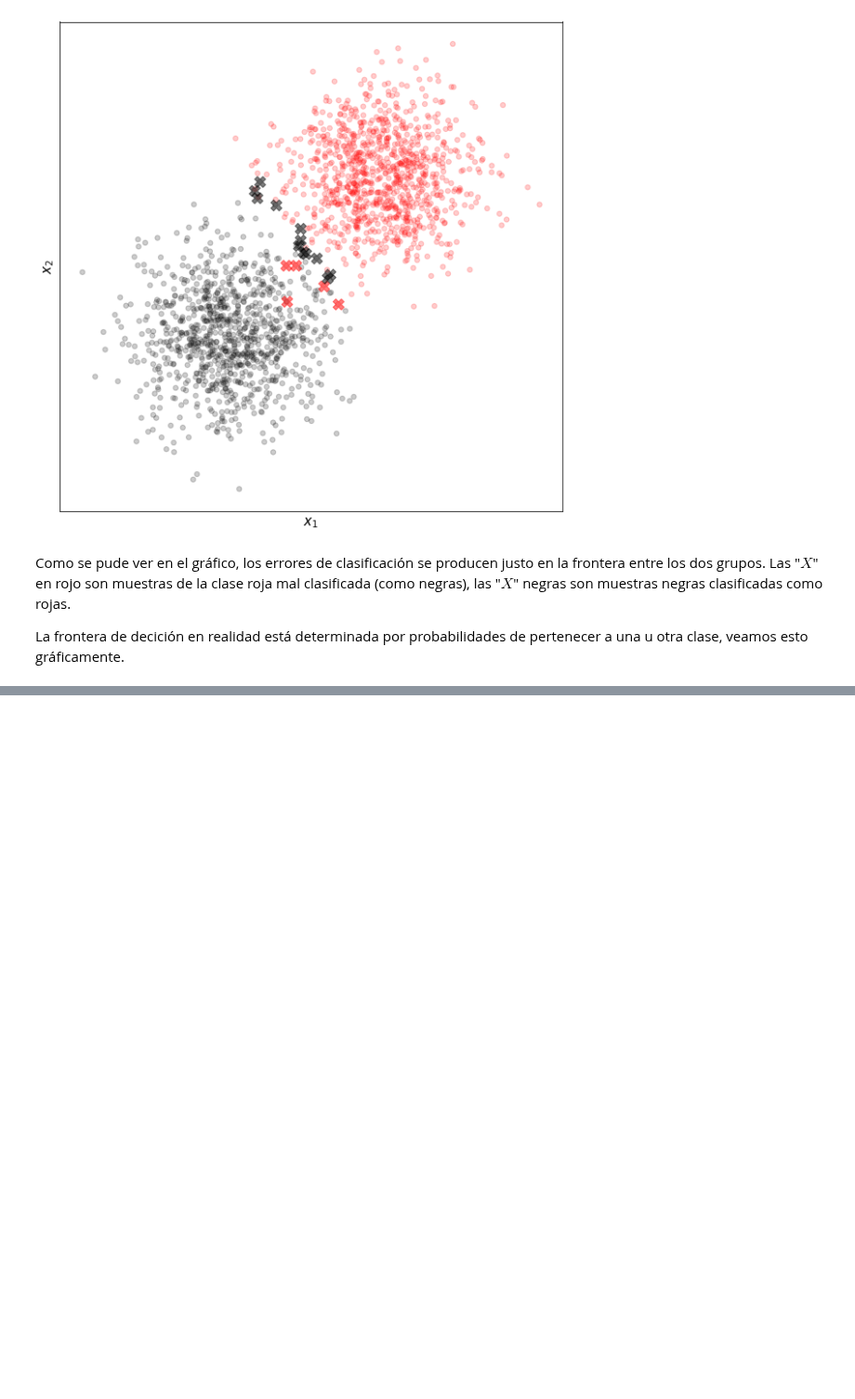
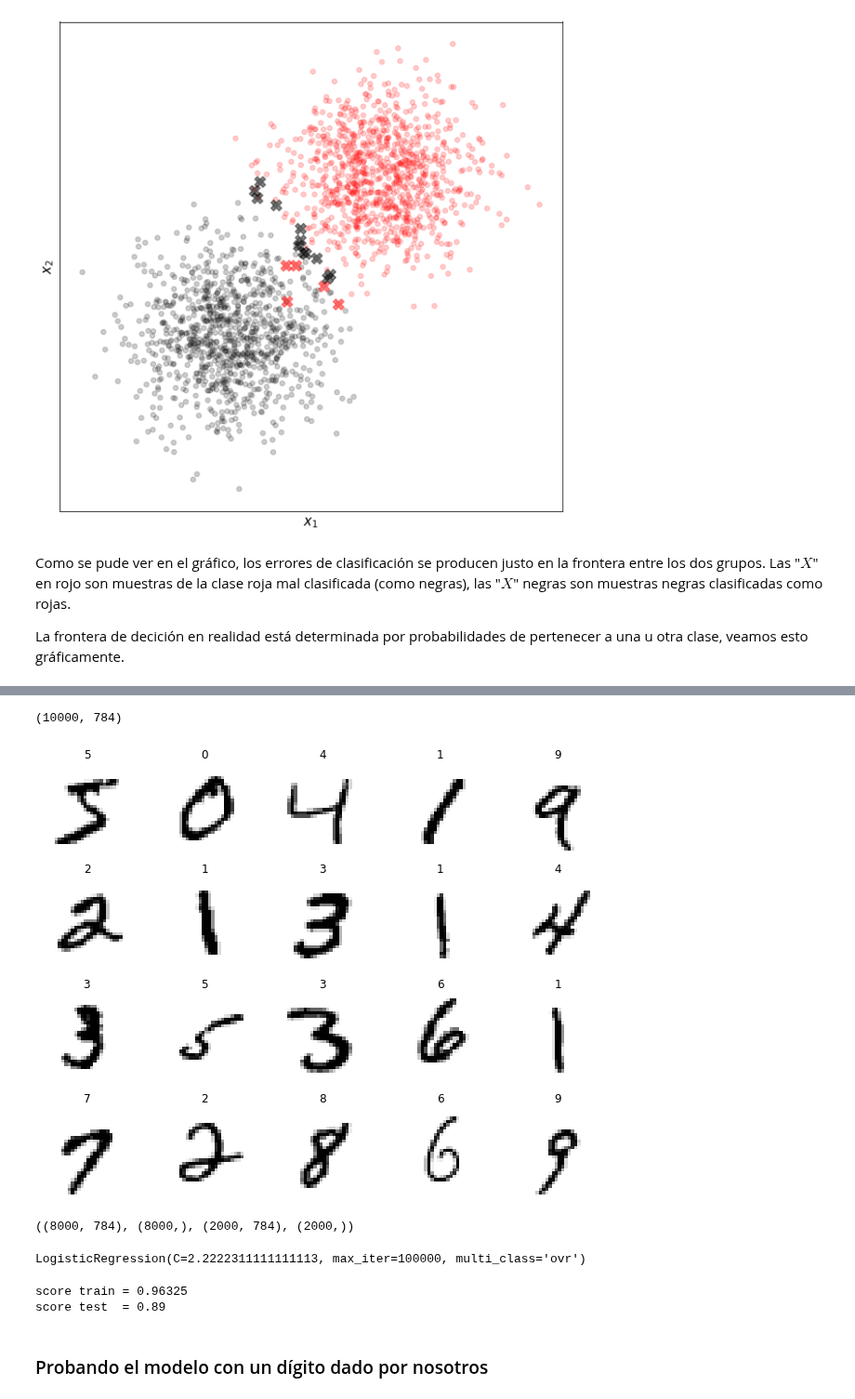
Before and after one commit to hplbrayan/Un-curso-de-Machine-Learning, a Jupyter notebook: 07_ML_Modelos_de_Regresion/N2_Classification_models.ipynb, the cells around one changed output, grey strips where cells are left out. Shown at 93% size. Drawn from its saved outputs; the diff is of its cells as text; code cells hidden in the pictures; blank space fills up the shorter version.

Commit message:
07.N2.2.3 + log reg ejemplo multiclase

```diff
--- a/07_ML_Modelos_de_Regresion/N2_Classification_models.ipynb
+++ b/07_ML_Modelos_de_Regresion/N2_Classification_models.ipynb
@@ -226,0 +322,7 @@ plt.show()
+# %%
+data_digits = fetch_openml("mnist_784")
+
+X_digits = MinMaxScaler().fit_transform(data_digits.data.values[:10000])
+y_digits = data_digits.target[:10000]
+
+X_digits.shape, y_digits.shape
@@ -226,0 +337,5 @@ plt.show()
+# %%
+for label, count in zip(
+                    np.unique(y_digits, return_counts=True)[0],
+                    np.unique(y_digits, return_counts=True)[1]):
+    print(f"dígito: {label} \t cantidad: {count}")
@@ -226,0 +353,51 @@ plt.show()
+# %%
+X_digits.shape
+# %% [output]
+(10000, 784)
+# %%
+# Representación gráfica de los dígitos
+n_rows = 4
+n_cols = 5
+n_img  = n_rows*n_cols
+
+plt.figure(figsize=(2*n_cols-1, 2*n_rows-1))
+
+for i, (img, label) in enumerate(zip(X_digits[0:n_img], y_digits[0:n_img])):
+    plt.subplot(n_rows, n_cols, i+1)
+    plt.imshow(img.reshape(int(np.sqrt(X_digits[0].shape[0])), -1), cmap="binary")
+    plt.title(f"{label}")
+    plt.axis(False)
+
+plt.tight_layout()
+plt.show()
+# %% [output]
+[figure, added]
+# %%
+# Datos de entrenamiento y prueba
+(X_train_dig, X_test_dig,
+ y_train_dig, y_test_dig) = train_test_split(X_digits, y_digits, test_size=0.2, random_state=12357)
+
+X_train_dig.shape, y_train_dig.shape, X_test_dig.shape, y_test_dig.shape
+# %% [output]
+((8000, 784), (8000,), (2000, 784), (2000,))
+# %%
+# Estimador y predictor
+best_C_dig = LogisticRegressionCV(Cs=np.linspace(1e-5, 20, 10), max_iter=int(1e4))\
+                                    .fit(X=X_train_dig,
+                                         y=y_train_dig)\
+                                    .C_[0]
+
+logr_dig = LogisticRegression(C=best_C_dig, solver='lbfgs', multi_class='ovr', max_iter=int(1e5))
+
+# Entrenamiento
+logr_dig.fit(X_train_dig, y_train_dig)
+# %% [output]
+LogisticRegression(C=2.2222311111111113, max_iter=100000, multi_class='ovr')
+# %%
+print(f"score train = {logr_dig.score(X=X_train_dig, y=y_train_dig)}")
+print(f"score test  = {logr_dig.score(X=X_test_dig,  y=y_test_dig)}")
+# %% [output]
+score train = 0.96325
+score test  = 0.89
+# %% [markdown]
+### Probando el modelo con un dígito dado por nosotros
```
Also changed, not shown: parts of 21 cells of this notebook, 1 other file.
